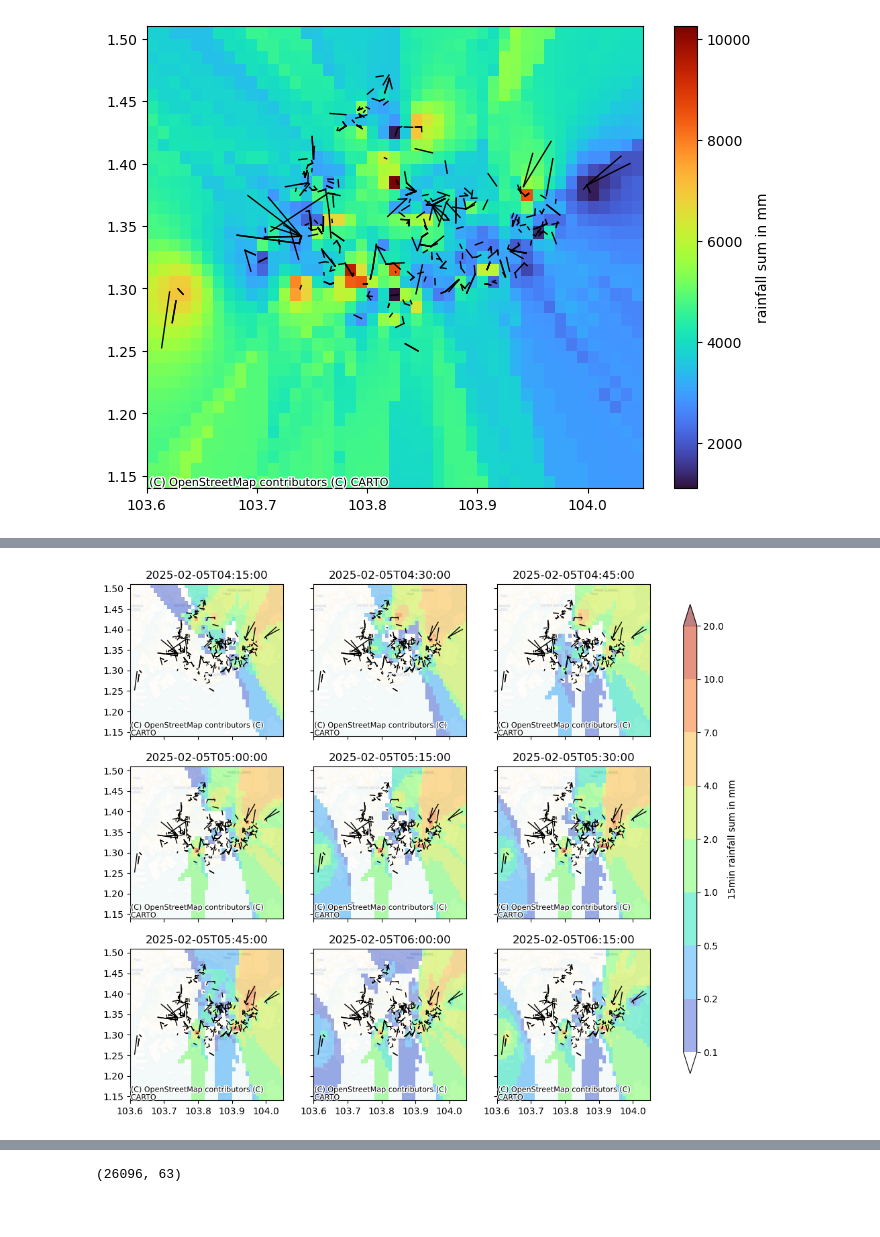
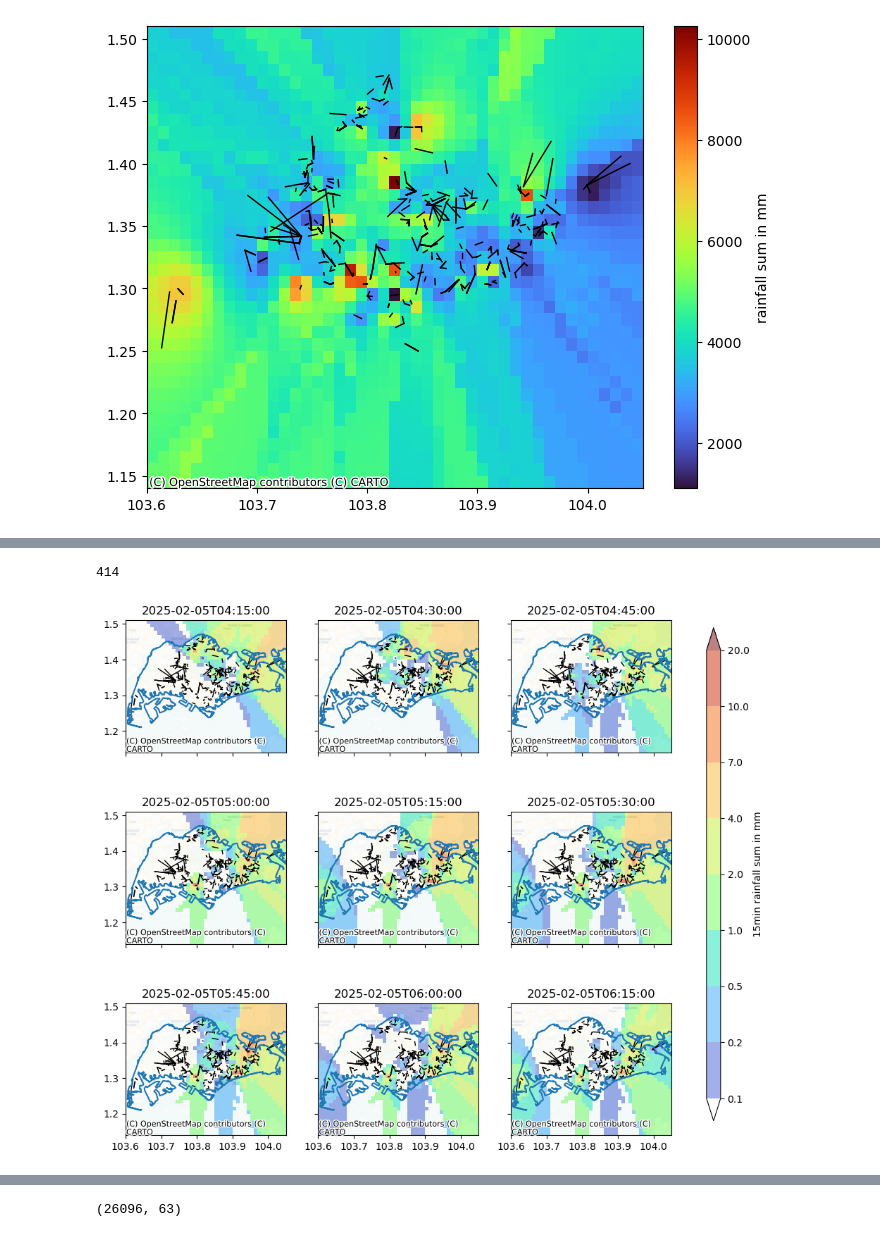
Before and after one commit to jylow/rainfall_data_fusion, a Jupyter notebook: cml.ipynb, the cells around one changed output, grey strips where cells are left out. Saved outputs shown, nothing was run; the diff lists cells and outputs as text; code cells hidden in the pictures.

```diff
--- a/cml.ipynb
+++ b/cml.ipynb
@@ -362,6 +356,7 @@ def plot_cml_lines(ds_cml, ax):
 
 xcoords= np.arange(103.605, 104.05, 0.01)
 ycoords= np.arange(1.145, 1.51, 0.01)
+ycoords=ycoords[::-1]
 xgrid, ygrid = np.meshgrid(xcoords, ycoords)
 
 R_grid = idw_interpolator(
@@ -396,3 +400,7 @@ fig.colorbar(pc, label="rainfall sum in mm")
+# %%
+print(len(cmls_R_15min.site_a_latitude))
+# %% [output]
+414
 # %%
 fig, ax = plt.subplots(3, 3, sharex=True, sharey=True, figsize=(10, 10))
 
@@ -401,33 +409,34 @@ norm = mpl.colors.BoundaryNorm(boundaries=bounds, ncolors=256, extend='both')
 cmap = plt.get_cmap('turbo').copy()
 cmap.set_under('w')
 
 
 for i, axi in enumerate(ax.flat):
     R_grid = idw_interpolator(
         x=cmls_R_15min.lon_center,
         y=cmls_R_15min.lat_center,
         z=cmls_R_15min.R.sel(station='Station A').isel(time=i + 400).where(ds_cmls.wet_fraction < 0.3),
         xgrid=xgrid,
         ygrid=ygrid,
         resolution=0.01,
     )
     pc = axi.pcolormesh(
         idw_interpolator.xgrid,
         idw_interpolator.ygrid,
         R_grid,
         shading='nearest',
         cmap=cmap,
         norm=norm,
         alpha=0.5
     )
     axi.set_title(str(cmls_R_15min.time.values[i + 400])[:19])
     visualise_with_basemap(axi)
     plot_cml_lines(cmls_R_15min, ax=axi)
+    visualise_singapore_outline(ax=axi)
 
 fig.subplots_adjust(right=0.9)
 cbar_ax = fig.add_axes([0.95, 0.15, 0.02, 0.7])
 cb = fig.colorbar(pc, cax=cbar_ax, label='15min rainfall sum in mm', )
 # %% [output]
-[figure, old version]
+[figure, new version]
 # %%
 print(idw_interpolator.xgrid)
```
Also changed, not shown: parts of 9 cells of this notebook, 13 other files.
